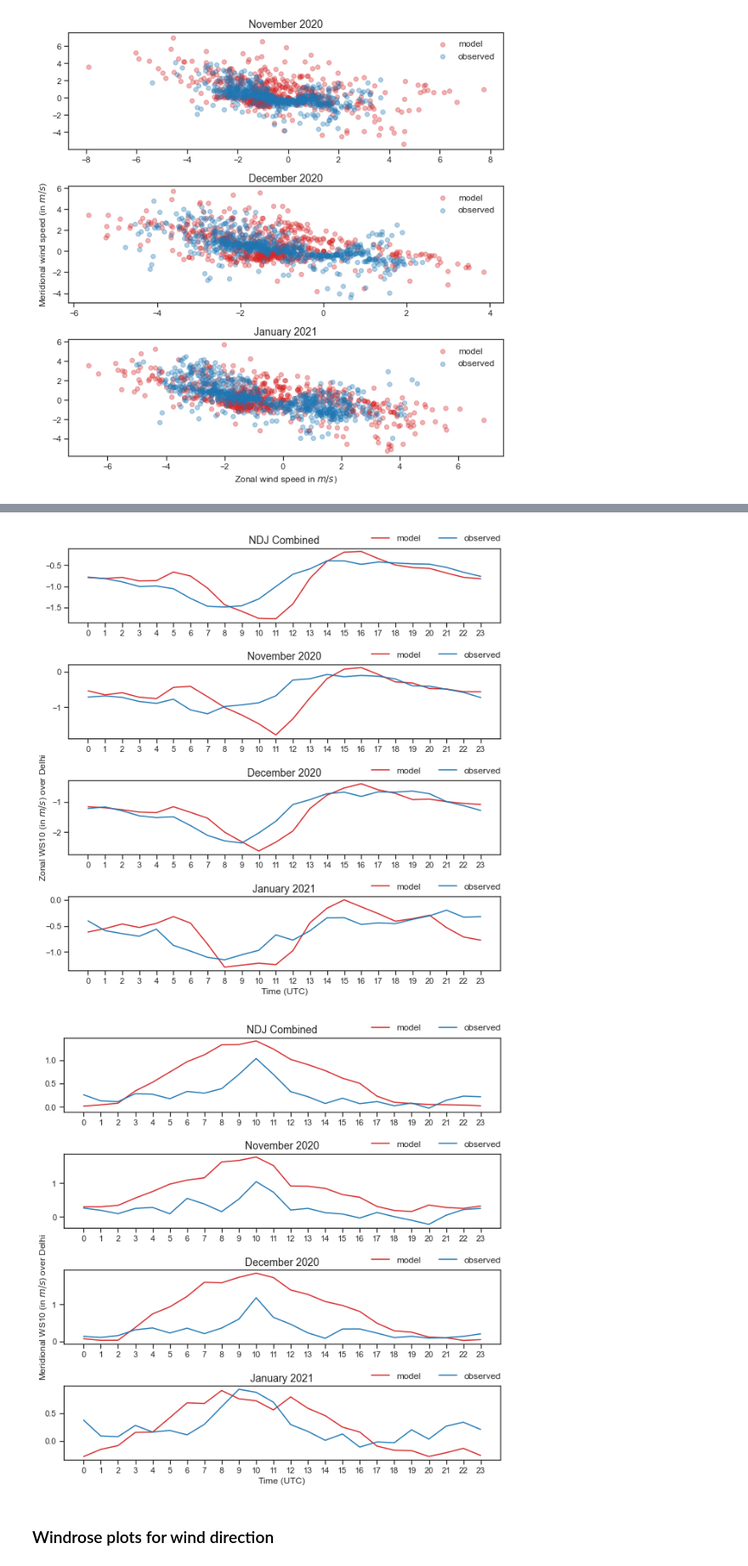
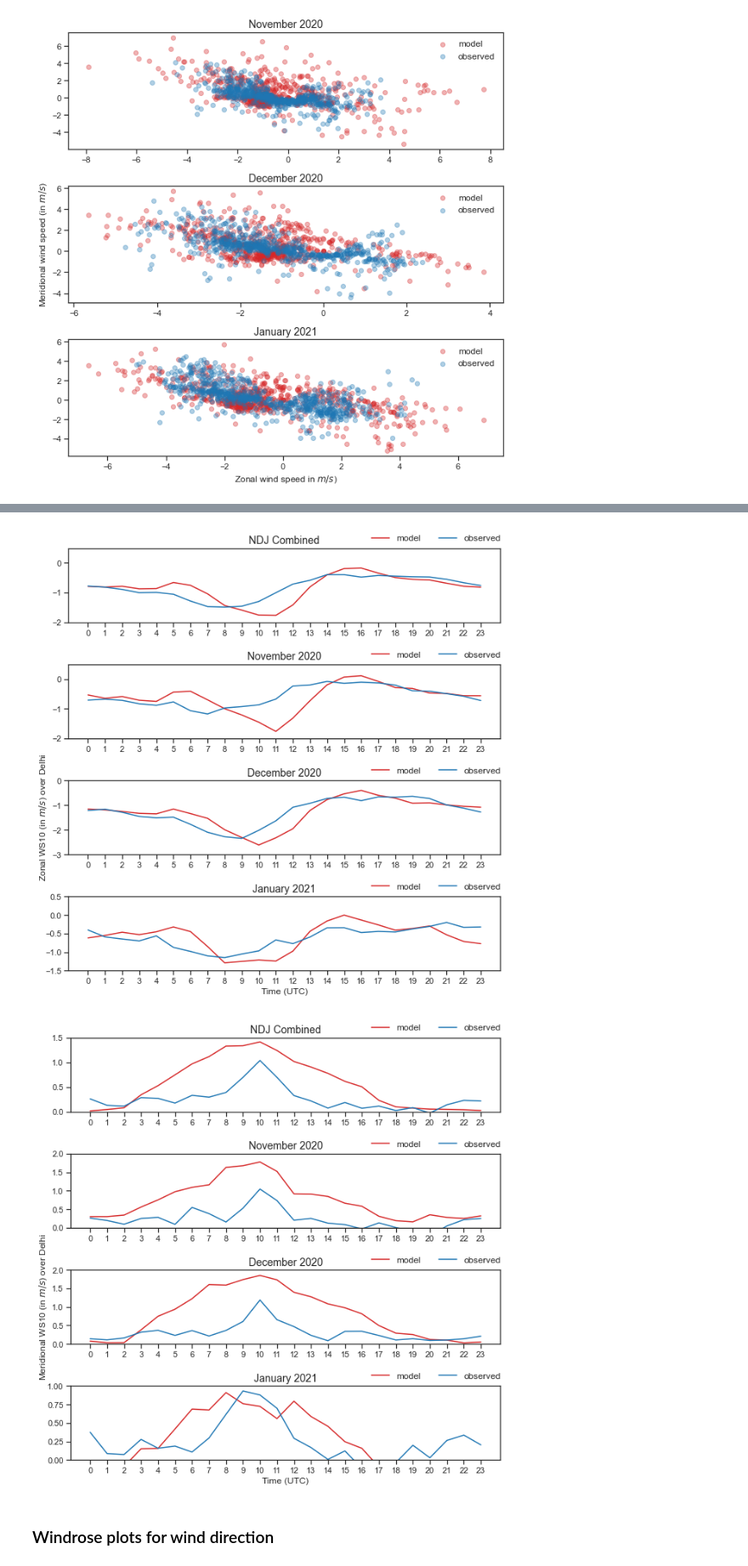
Before and after one commit to adisen99/srfp, a Jupyter notebook: delhi/met_data.ipynb, the cells around one changed output, grey strips where cells are left out. Shown at 85% size. Drawn from its saved outputs; the diff is of its cells as text; code cells hidden in the pictures.

Commit message:
minor changes in figures

```diff
--- a/delhi/met_data.ipynb
+++ b/delhi/met_data.ipynb
@@ -367,64 +372,72 @@ dplot.plot(df.interpolate(method='time', limit_area='inside'), df.interpolate(me
 # plt.ylabel('Wind Speed', fontsize=12)
 # plt.xlabel('Time (in hrs)', fontsize=12)
 plt.title('NDJ Combined', fontsize=14)
+plt.ylim(-2.0,0.5)
 
 plt.subplot(412)
 dplot.plot(dfnov.interpolate(method='time', limit_area='inside'), dfnov.interpolate(method='time', limit_area='inside'), 'mod_zonal_wind', 'obs_zonal_wind')
 # plt.ylabel('Wind Speed', fontsize=12)
 # plt.xlabel('Time (in hrs)', fontsize=12)
 plt.title('November 2020', fontsize=14)
+plt.ylim(-2.0,0.5)
 
 plt.subplot(413)
 dplot.plot(dfdec.interpolate(method='time', limit_area='inside'), dfdec.interpolate(method='time', limit_area='inside'), 'mod_zonal_wind', 'obs_zonal_wind')
 plt.ylabel('Zonal WS10 (in $m/s$) over Delhi', fontsize=12)
 # plt.xlabel('Time (in hrs)', fontsize=12)
 plt.title('December 2020', fontsize=14)
+plt.ylim(-3.0,0.0)
 
 plt.subplot(414)
 dplot.plot(dfjan.interpolate(method='time', limit_area='inside'), dfjan.interpolate(method='time', limit_area='inside'), 'mod_zonal_wind', 'obs_zonal_wind')
 # plt.ylabel('Wind Speed', fontsize=12)
 plt.xlabel('Time (UTC)', fontsize=12)
 plt.title('January 2021', fontsize=14)
+plt.ylim(-1.5,0.5)
 
 # fig.suptitle('Zonal Wind Speed (in $m/s$) over Delhi', fontsize=24, y=0.99)
 fig.tight_layout()
 plt.savefig('./images/met_data/diurnal_zonal_wind.png', dpi=300)
 # %% [output]
-[figure, old version]
+[figure, new version]
 # %%
 # Diurnal variation meridional Wind
 
 fig = plt.figure(figsize=(9,9))
 
 plt.subplot(411)
 dplot.plot(df.interpolate(method='time', limit_area='inside'), df.interpolate(method='time', limit_area='inside'), 'mod_meridional_wind', 'obs_meridional_wind')
 # plt.ylabel('Wind Speed', fontsize=12)
 # plt.xlabel('Time (in hrs)', fontsize=12)
 plt.title('NDJ Combined', fontsize=14)
+plt.ylim(0,1.5)
 
 plt.subplot(412)
 dplot.plot(dfnov.interpolate(method='time', limit_area='inside'), dfnov.interpolate(method='time', limit_area='inside'), 'mod_meridional_wind', 'obs_meridional_wind')
 # plt.ylabel('Wind Speed', fontsize=12)
 # plt.xlabel('Time (in hrs)', fontsize=12)
 plt.title('November 2020', fontsize=14)
+plt.ylim(0,2)
 
 plt.subplot(413)
 dplot.plot(dfdec.interpolate(method='time', limit_area='inside'), dfdec.interpolate(method='time', limit_area='inside'), 'mod_meridional_wind', 'obs_meridional_wind')
 plt.ylabel('Meridional WS10 (in $m/s$) over Delhi', fontsize=12)
 # plt.xlabel('Time (in hrs)', fontsize=12)
 plt.title('December 2020', fontsize=14)
+plt.ylim(0,2)
 
 plt.subplot(414)
 dplot.plot(dfjan.interpolate(method='time', limit_area='inside'), dfjan.interpolate(method='time', limit_area='inside'), 'mod_meridional_wind', 'obs_meridional_wind')
 # plt.ylabel('Wind Speed', fontsize=12)
 plt.xlabel('Time (UTC)', fontsize=12)
 plt.title('January 2021', fontsize=14)
+plt.ylim(0,1)
 
 # fig.suptitle('Meridional Wind Speed (in $m/s$) over Delhi', fontsize=24, y=0.99)
 fig.tight_layout()
 plt.savefig('./images/met_data/diurnal_meridional_wind.pdf', dpi=300)
 # %% [output]
-[figure, old version]
+[figure, new version]
 # %% [markdown]
 ### Windrose plots for wind direction
 # %%
```
Also changed, not shown: parts of 5 cells of this notebook, 1 other file.
